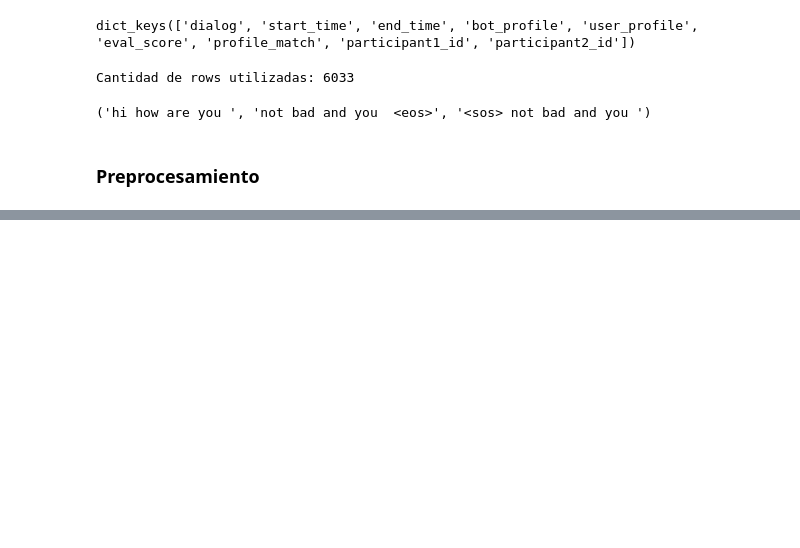
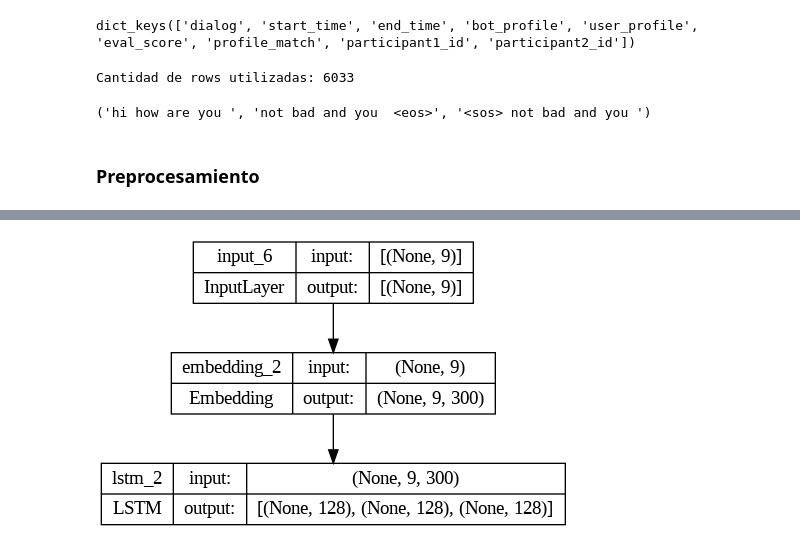
Before and after one commit to EnzoA/NLP_Challenges, a Jupyter notebook: Challenge 4/challenge_4.ipynb, the cells around one changed output, grey strips where cells are left out. Drawn from its saved outputs; the diff is of its cells as text; code cells hidden in the pictures; blank space fills up the shorter version.

```diff
--- a/Challenge 4/challenge_4.ipynb
+++ b/Challenge 4/challenge_4.ipynb
@@ -153,0 +244,25 @@ Palabras a índices:
+# %%
+!gdown 1BnZU5QLFZviKVGKYEnHrVuBAJDw6imXx
+
+model_embeddings = FasttextEmbeddings()
+
+# Crear la Embedding matrix de las secuencias en inglés
+
+print('preparing embedding matrix...')
+embed_dim = model_embeddings.N_FEATURES
+words_not_found = []
+
+nb_words = min(MAX_VOCAB_SIZE, len(word2idx_inputs)) # vocab_size
+embedding_matrix = np.zeros((nb_words, embed_dim))
+for word, i in word2idx_inputs.items():
+    if i >= nb_words:
+        continue
+    embedding_vector = model_embeddings.get_words_embeddings(word)[0]
+    if (embedding_vector is not None) and len(embedding_vector) > 0:
+        embedding_matrix[i] = embedding_vector
+    else:
+        # words not found in embedding index will be all-zeros.
+        words_not_found.append(word)
+
+print('number of null word embeddings:', np.sum(np.sum(embedding_matrix**2, axis=1) == 0))
+print('embedding_matrix shape', embedding_matrix.shape)
@@ -153,0 +333,16 @@ Palabras a índices:
+# %%
+# Inference encoder
+encoder_model = Model(encoder_inputs, encoder_states)
+
+# Inference decoder
+decoder_state_input_h = Input(shape=(n_units,))
+decoder_state_input_c = Input(shape=(n_units,))
+decoder_states_inputs = [decoder_state_input_h, decoder_state_input_c]
+
+decoder_inputs_single = Input(shape=(1,))
+decoder_inputs_single_x = decoder_embedding_layer(decoder_inputs_single)
+
+decoder_outputs, state_h, state_c = decoder_lstm(decoder_inputs_single_x, initial_state=decoder_states_inputs)
+decoder_states = [state_h, state_c]
+decoder_outputs = decoder_dense(decoder_outputs)
+decoder_model = Model([decoder_inputs_single] + decoder_states_inputs, [decoder_outputs] + decoder_states)
@@ -153,0 +354,5 @@ Palabras a índices:
+# %%
+# Modelo encoder
+plot_model(encoder_model, to_file='encoder_plot.png', show_shapes=True, show_layer_names=True)
+# %% [output]
+[figure, added]
```
Also changed, not shown: parts of 26 cells of this notebook.
